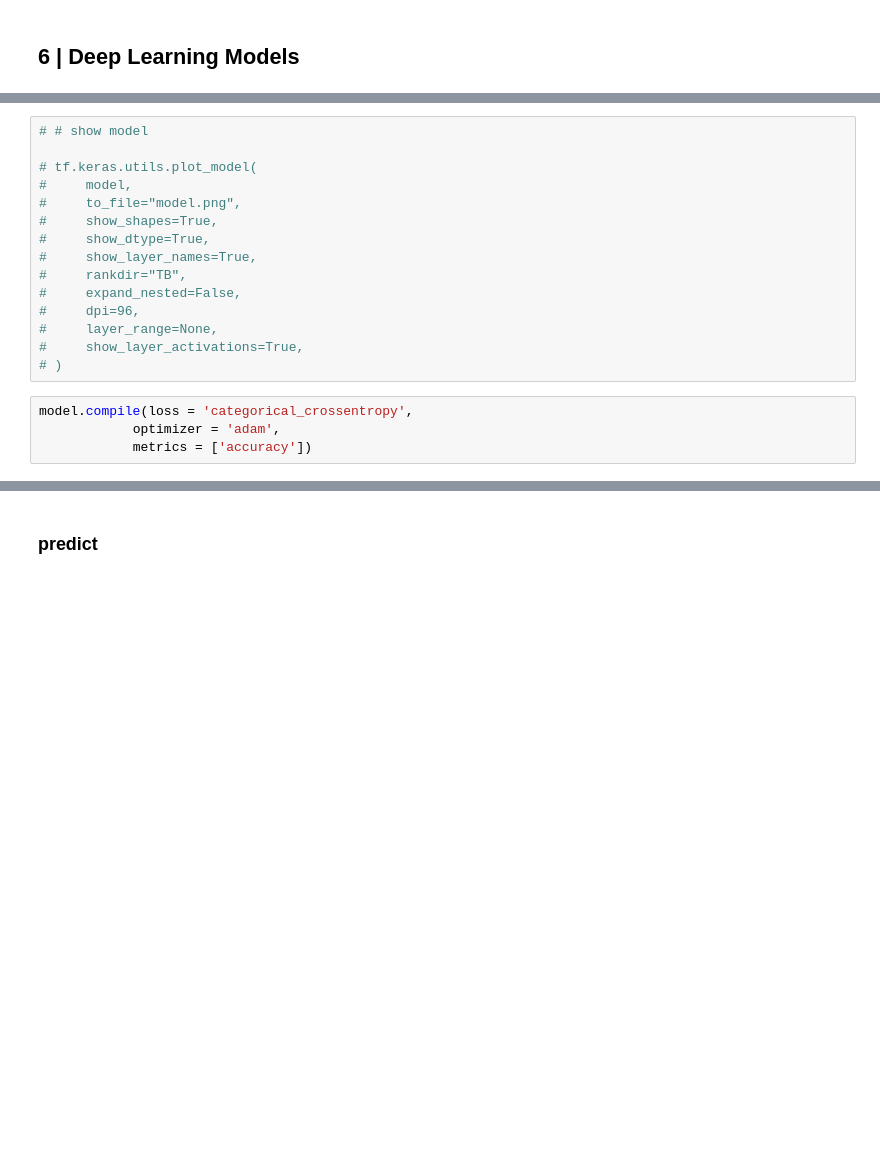
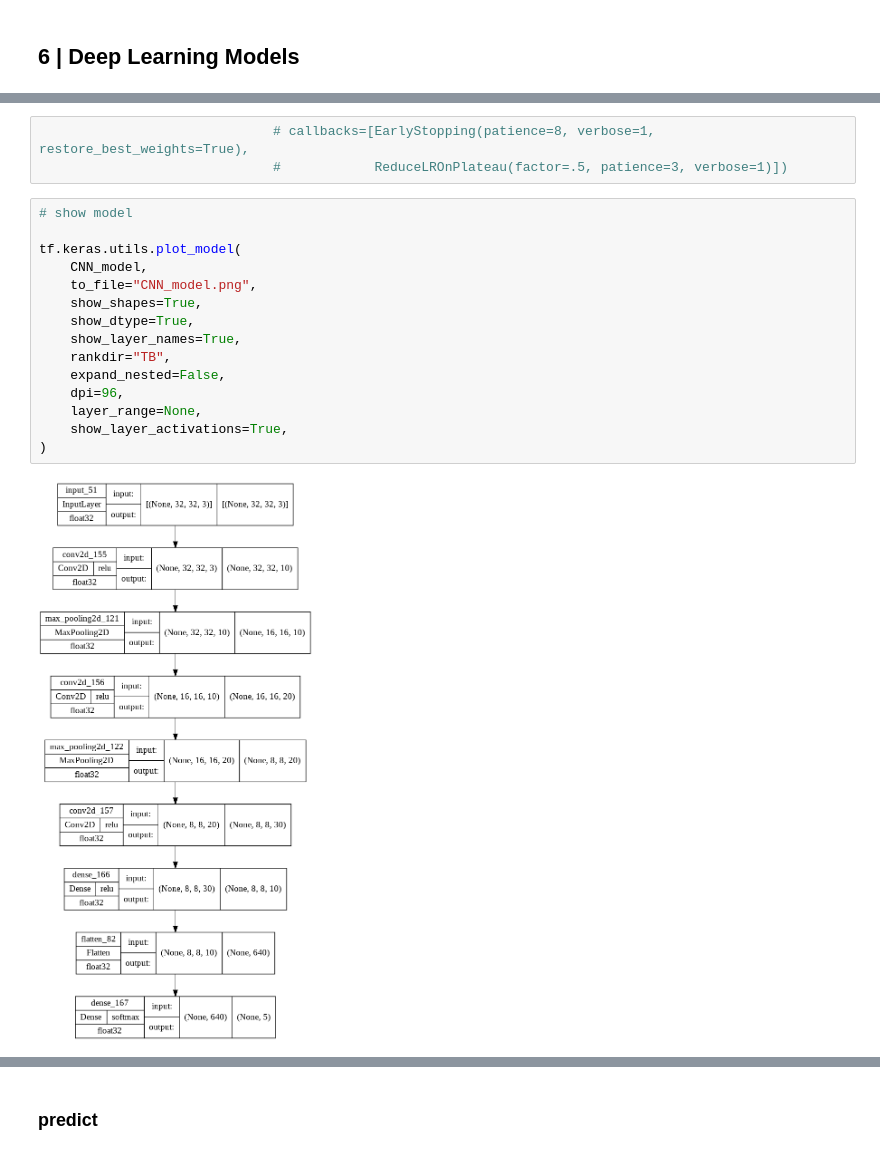
Before and after one commit to slp22/deep-learning-project, a Jupyter notebook: dl_diabetic_retinopathy_model.ipynb, the cells around one changed output, grey strips where cells are left out. Drawn from its saved outputs; the diff is of its cells as text; blank space fills up the shorter version.

```diff
--- a/dl_diabetic_retinopathy_model.ipynb
+++ b/dl_diabetic_retinopathy_model.ipynb
@@ -610,19 +735,20 @@ _________________________________________________________________
+# %%
+                              # callbacks=[EarlyStopping(patience=8, verbose=1, restore_best_weights=True),
+                              #            ReduceLROnPlateau(factor=.5, patience=3, verbose=1)])
 # %%
-# # show model
+# show model
 
-# tf.keras.utils.plot_model(
-#     model,
-#     to_file="model.png",
-#     show_shapes=True,
-#     show_dtype=True,
-#     show_layer_names=True,
-#     rankdir="TB",
-#     expand_nested=False,
-#     dpi=96,
-#     layer_range=None,
-#     show_layer_activations=True,
-# )
+tf.keras.utils.plot_model(
+    CNN_model,
+    to_file="CNN_model.png",
+    show_shapes=True,
+    show_dtype=True,
+    show_layer_names=True,
+    rankdir="TB",
+    expand_nested=False,
+    dpi=96,
+    layer_range=None,
+    show_layer_activations=True,
+)
+# %% [output]
+[figure, added]
-# %%
-model.compile(loss = 'categorical_crossentropy',
-            optimizer = 'adam',
-            metrics = ['accuracy'])
```
Also changed, not shown: parts of 32 cells of this notebook.
